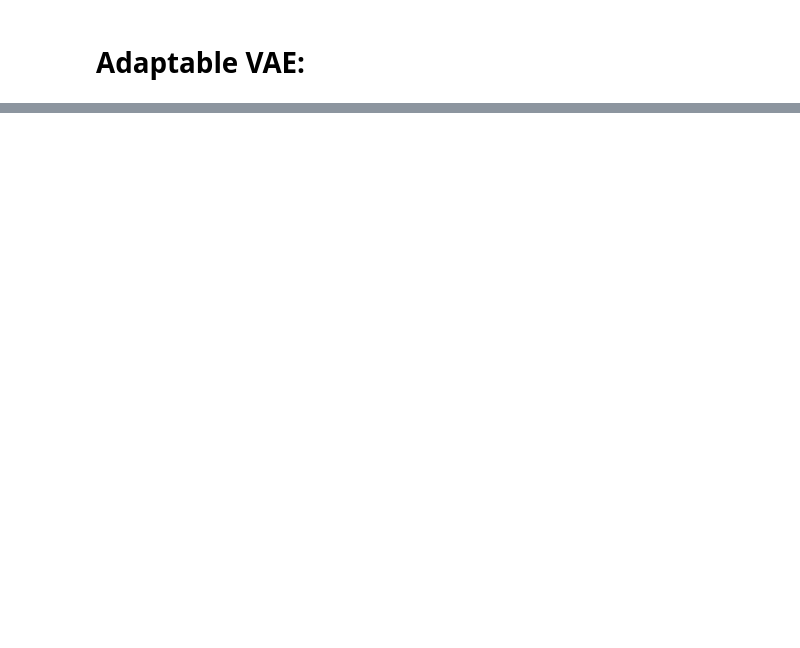
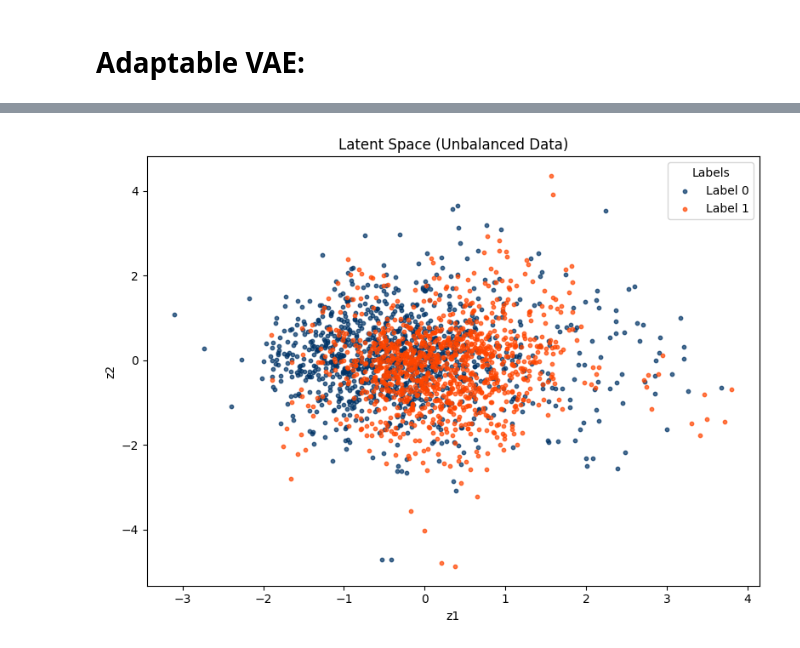
Before and after one commit to minimano09/master_thesis_VAE, a Jupyter notebook: adaptable_VAE.ipynb, the cells around one changed output, grey strips where cells are left out. Cells and saved outputs as stored; diff of their text form; code cells hidden in the pictures; blank space fills up the shorter version.

```diff
--- a/adaptable_VAE.ipynb
+++ b/adaptable_VAE.ipynb
@@ -500,0 +632,4 @@ class AdaptableVAE(nn.Module):
+# %%
+plot_full_latent_space(vae, data_loader, device)  # Plot latent space
+# %% [output]
+[figure, added]
```
Also changed, not shown: parts of 11 cells of this notebook.
